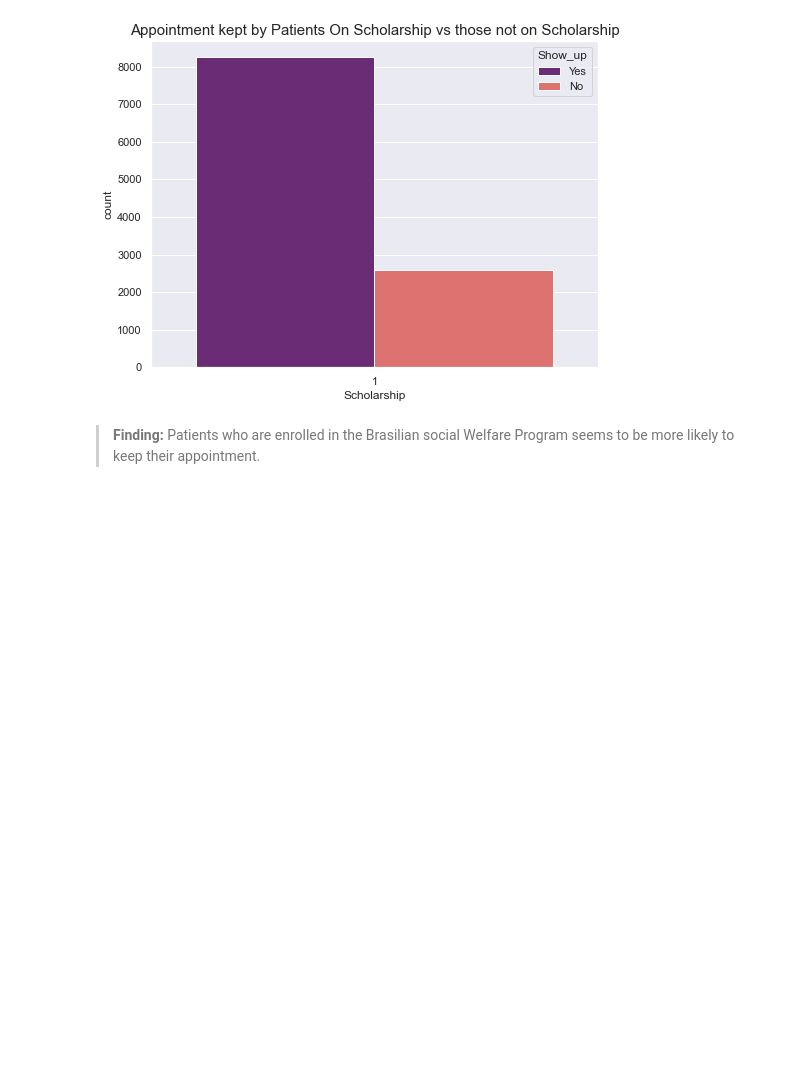
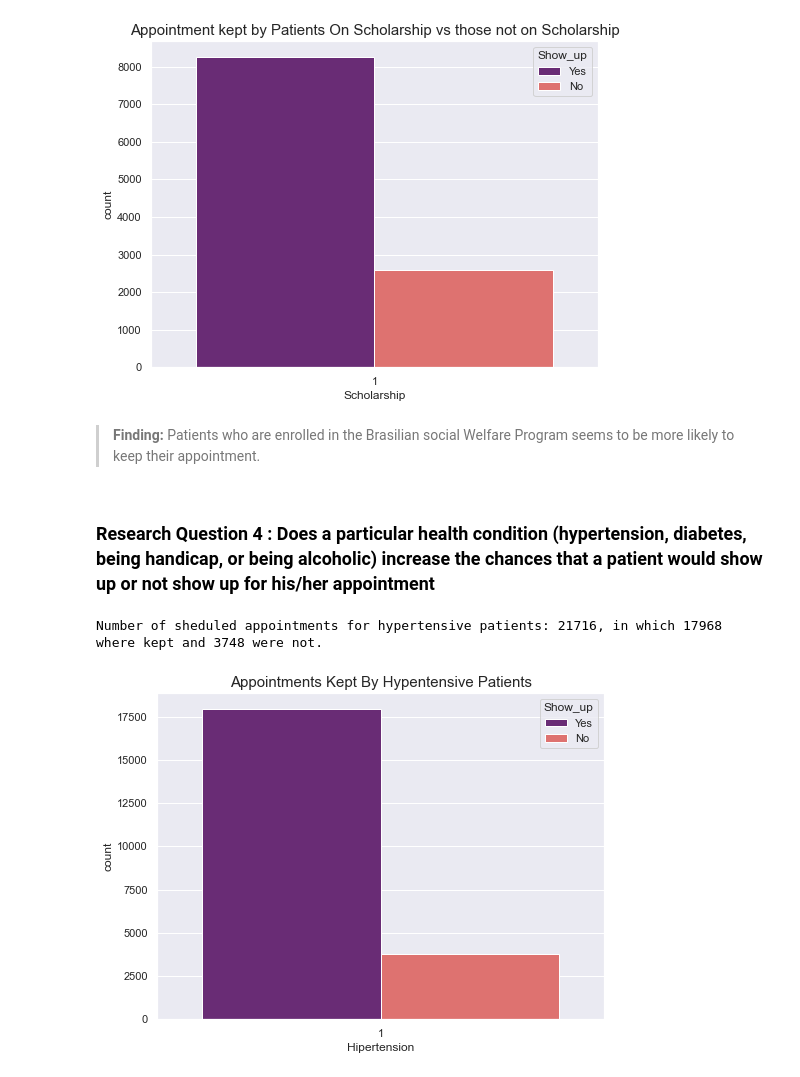
Before and after one commit to PatrickEmmanuel/NO-SHOW-APPOINTMENT-DATA-EXPLORATION-AND-ANALYSIS, a Jupyter notebook: No-Show-Appointment-Data-Exploration-And-Analysis.ipynb, the cells around one changed output. Drawn from its saved outputs; the diff is of its cells as text; code cells hidden in the pictures; blank space fills up the shorter version.

Commit message:
Answer research question 4

```diff
--- a/No-Show-Appointment-Data-Exploration-And-Analysis.ipynb
+++ b/No-Show-Appointment-Data-Exploration-And-Analysis.ipynb
@@ -336,3 +336,24 @@ Name: Show_up, dtype: int64
 [figure]
 # %% [markdown]
 >**Finding:** Patients who are enrolled in the Brasilian social Welfare Program seems to be more likely to keep their appointment.
+# %% [markdown]
+### Research Question 4 : Does a particular health condition (hypertension, diabetes, being handicap, or being alcoholic) increase the chances that a patient would show up or not show up for his/her appointment
+# %%
+#The following function prints the total number of scheduled appointments of each peculiar health condition and
+#The number of appointments they showed up for.
+def print_(x):
+    if x == "Hipertension": j = "hypertensive"
+    elif x == "Diabetes": j = "diabetic"
+    elif x == "Alcoholism": j = "alcoholic"
+    else: j = "handicapped"
+
+    print("Number of sheduled appointments for " + j +" patients: {}, in which {} where kept and {} were not."
+      .format(df[x].value_counts()[1], df.groupby(x)["Show_up"].value_counts()[1][0],
+      df.groupby(x)["Show_up"].value_counts()[1][1]))
+# %%
+#Printing and visualizing the number of scheduled appointment for Hypertensive patients.
+print_("Hipertension")
+bar_plots("Hipertension", data=df[df["Hipertension"]==1], title="Appointments Kept By Hypentensive Patients")
+# %% [output]
+Number of sheduled appointments for hypertensive patients: 21716, in which 17968 where kept and 3748 were not.
+[figure, added]
```
Also changed, not shown: parts of 5 cells of this notebook.
